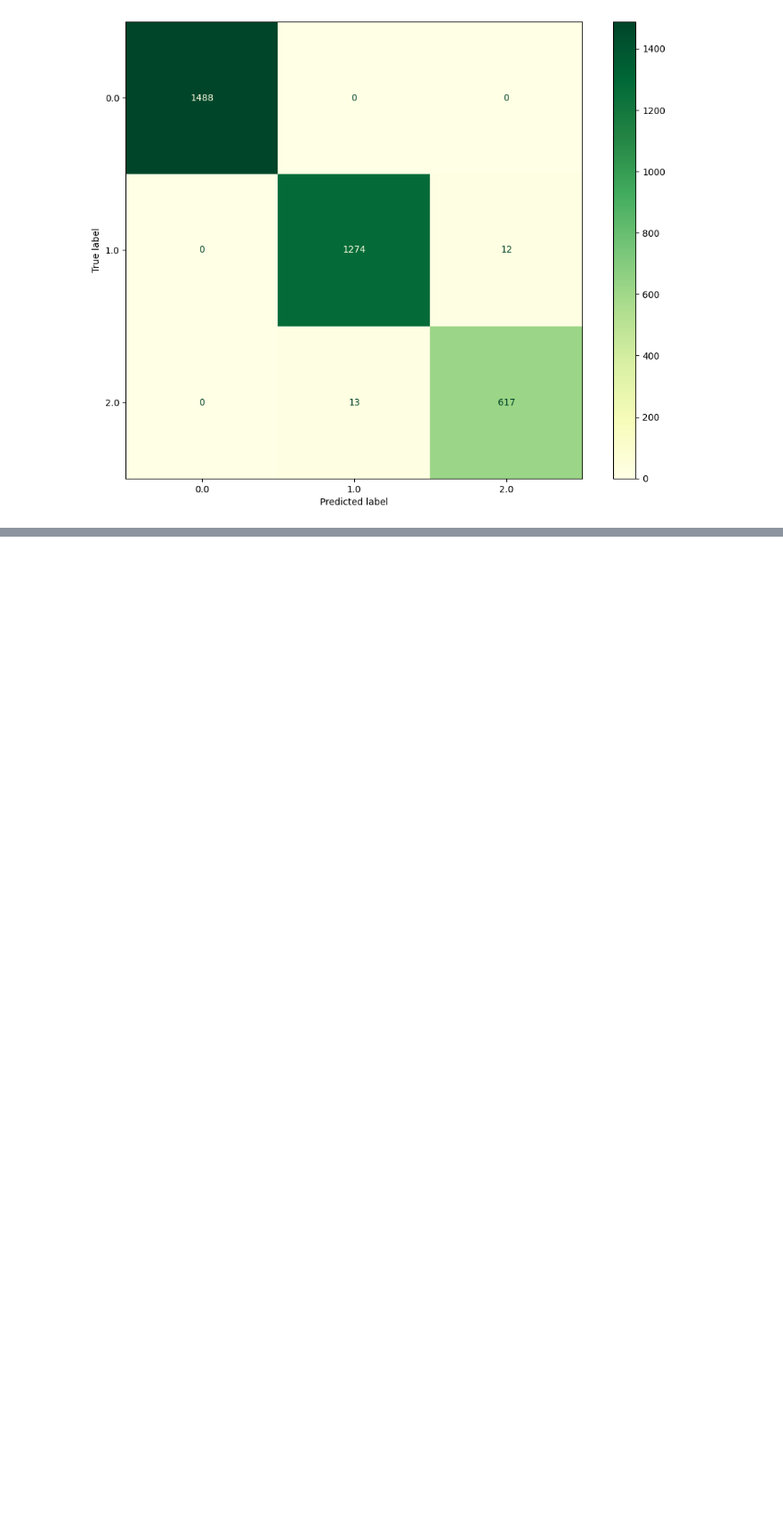
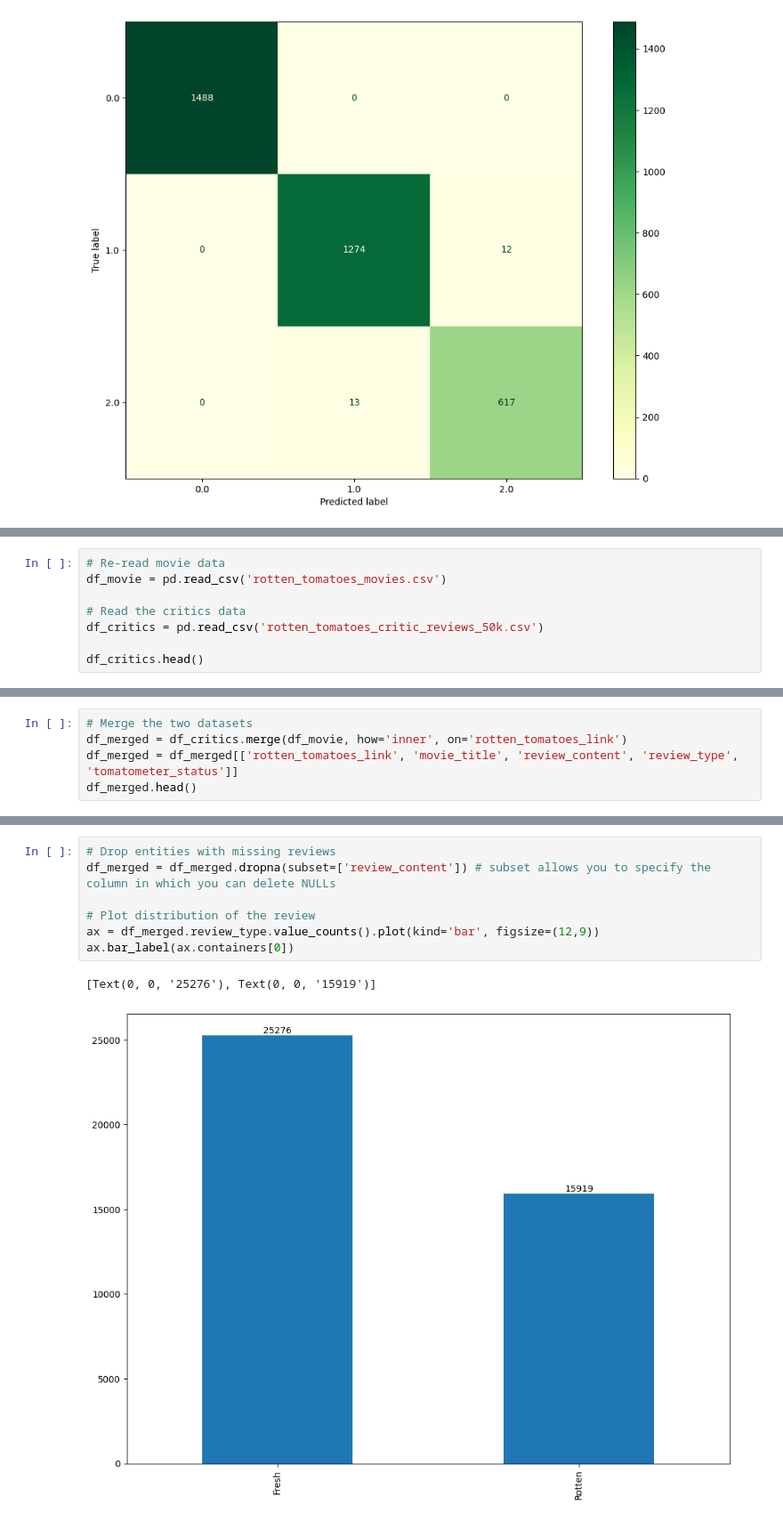
Before and after one commit to karthikvadlamani/rotten-tomatoes-movie-classification, a Jupyter notebook: rotten_tomatoes.ipynb, the cells around one changed output, grey strips where cells are left out. Shown at 89% size. Saved outputs shown, nothing was run; the diff lists cells and outputs as text; blank space fills up the shorter version.

Commit message:
[Rotten Tomatoes] Text-based classification

```diff
--- a/rotten_tomatoes.ipynb
+++ b/rotten_tomatoes.ipynb
@@ -421,0 +427,8 @@ weighted avg       0.99      0.99      0.99      3404
+# %%
+# Re-read movie data
+df_movie = pd.read_csv('rotten_tomatoes_movies.csv')
+
+# Read the critics data
+df_critics = pd.read_csv('rotten_tomatoes_critic_reviews_50k.csv')
+
+df_critics.head()
@@ -421,0 +442,5 @@ weighted avg       0.99      0.99      0.99      3404
+# %%
+# Merge the two datasets
+df_merged = df_critics.merge(df_movie, how='inner', on='rotten_tomatoes_link')
+df_merged = df_merged[['rotten_tomatoes_link', 'movie_title', 'review_content', 'review_type', 'tomatometer_status']]
+df_merged.head()
@@ -421,0 +454,10 @@ weighted avg       0.99      0.99      0.99      3404
+# %%
+# Drop entities with missing reviews
+df_merged = df_merged.dropna(subset=['review_content']) # subset allows you to specify the column in which you can delete NULLs
+
+# Plot distribution of the review
+ax = df_merged.review_type.value_counts().plot(kind='bar', figsize=(12,9))
+ax.bar_label(ax.containers[0])
+# %% [output]
+[Text(0, 0, '25276'), Text(0, 0, '15919')]
+[figure, added]
```
Also changed, not shown: parts of 26 cells of this notebook.
